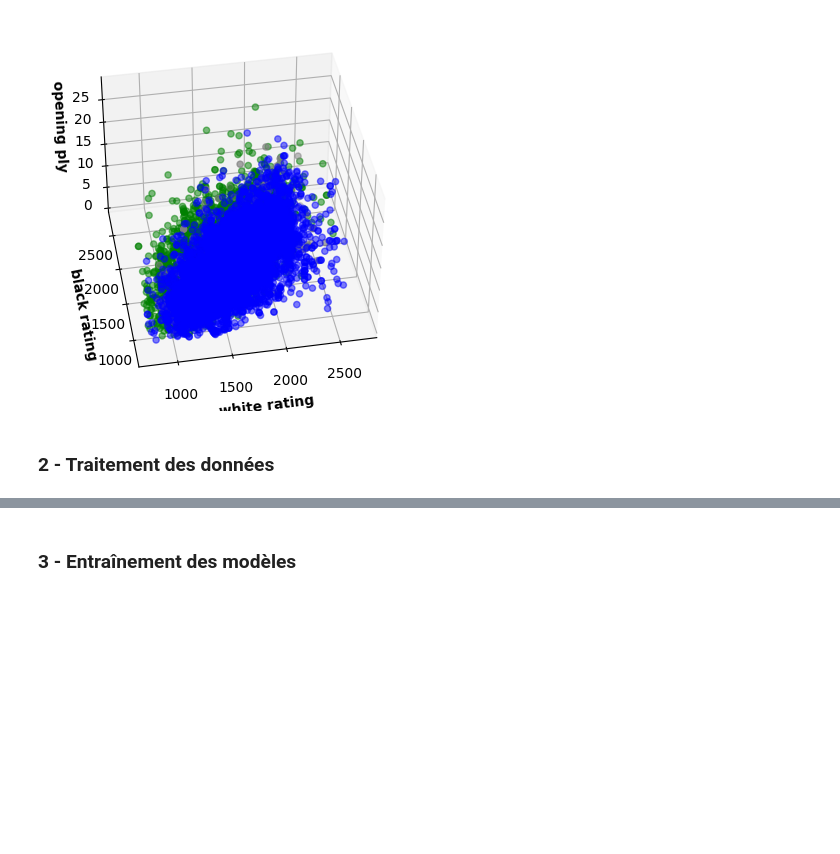
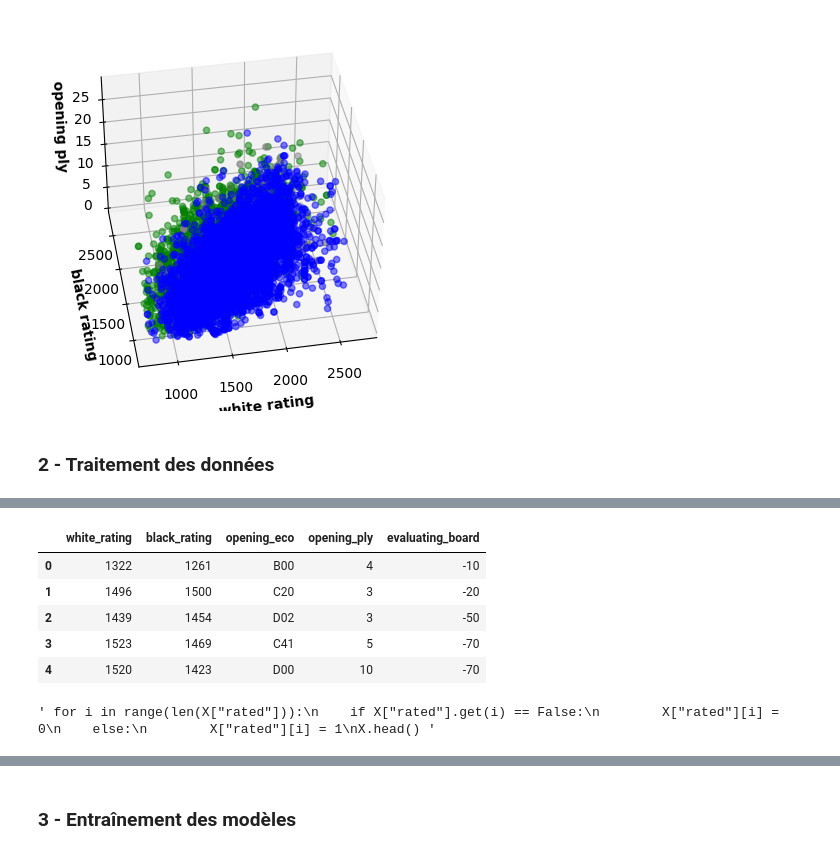
Before and after one commit to guicag/chess_ml, a Jupyter notebook: exploration.ipynb, the cells around one changed output, grey strips where cells are left out. Saved outputs shown, nothing was run; the diff lists cells and outputs as text; code cells hidden in the pictures; blank space fills up the shorter version.

```diff
--- a/exploration.ipynb
+++ b/exploration.ipynb
@@ -330,9 +328,29 @@ for i in range(0, len(X)):
 # %%
 # evualation de toutes les postitions
 evaluating_board = []
 for i in range(len(boards)):
     score = evaluate_board(boards[i])
     evaluating_board.append(score)
+X = X.drop("moves", axis=1)
+X["evaluating_board"] = evaluating_board
+X.head()
+# %% [output]
+|  | white_rating | black_rating | opening_eco | opening_ply | evaluating_board |
+| 0 | 1322 | 1261 | B00 | 4 | -10 |
+| 1 | 1496 | 1500 | C20 | 3 | -20 |
+| 2 | 1439 | 1454 | D02 | 3 | -50 |
+| 3 | 1523 | 1469 | C41 | 5 | -70 |
+| 4 | 1520 | 1423 | D00 | 10 | -70 |
+# %%
+# remplacement des données de l'attribut rated True = 1 et 2 = False
+''' for i in range(len(X["rated"])):
+    if X["rated"].get(i) == False:
+        X["rated"][i] = 0
+    else:
+        X["rated"][i] = 1
+X.head() '''
+# %% [output]
+' for i in range(len(X["rated"])):\n    if X["rated"].get(i) == False:\n        X["rated"][i] = 0\n    else:\n        X["rated"][i] = 1\nX.head() '
 # %%
 # remplacement des valeurs cibles 0 = victoire blanc, 1 = victoire noir et 2 = égalité
 y.replace(["white", "black", "draw"], [0, 1, 2], inplace=True)
```
Also changed, not shown: parts of 18 cells of this notebook.
